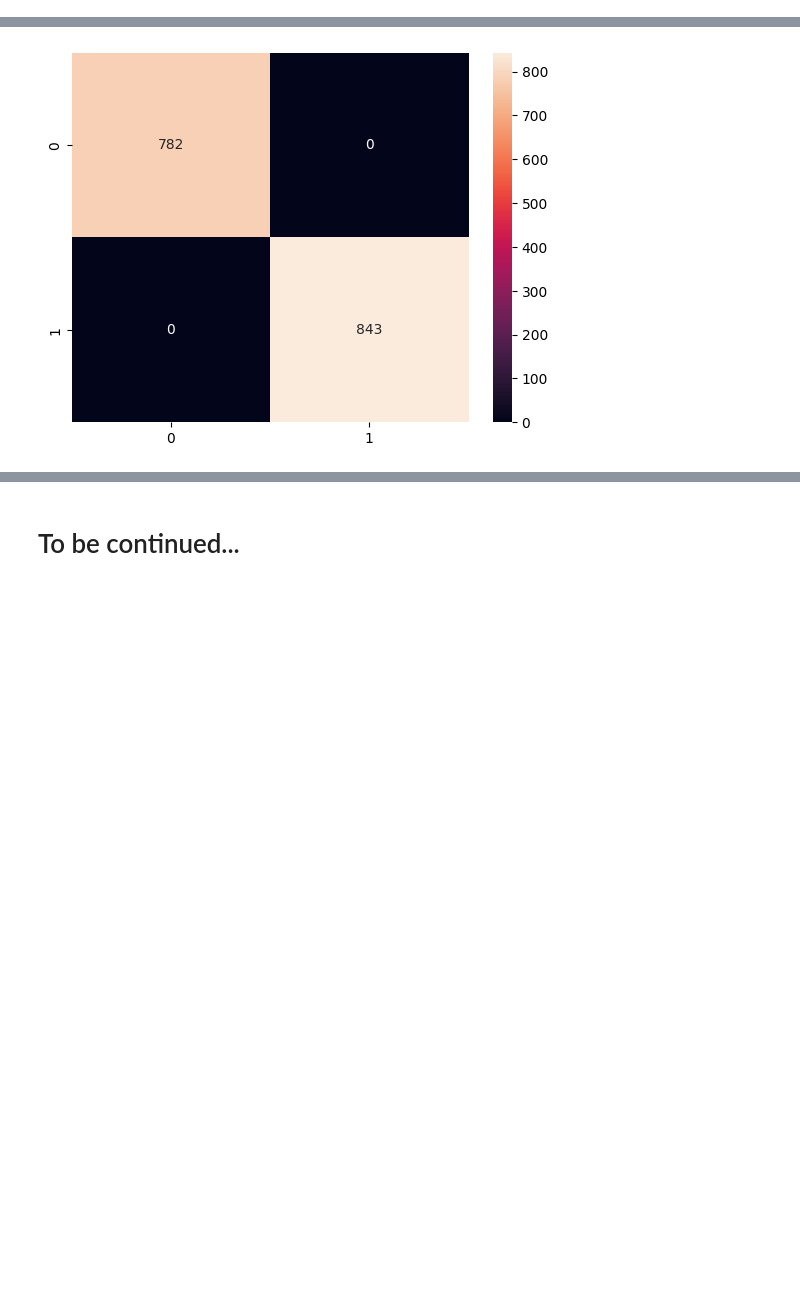
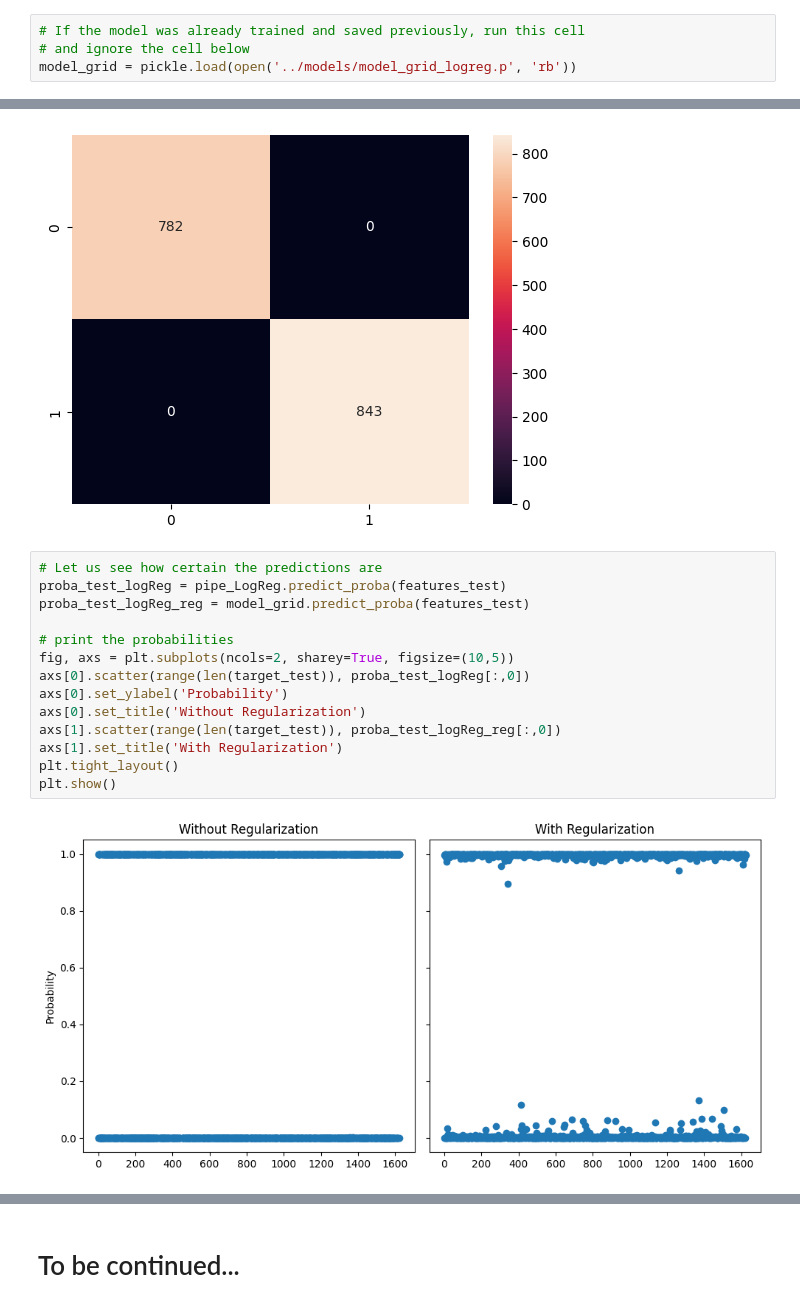
Before and after one commit to mmlau/Can-I-eat-it, a Jupyter notebook: notebooks/2_model_selection.ipynb, the cells around one changed output, grey strips where cells are left out. Saved outputs shown, nothing was run; the diff lists cells and outputs as text; blank space fills up the shorter version.

Commit message:
Add directory models for pre-trained pipelines. Add the pipeline for the trained regularized logistic regression model to models. Continued notebook 2_model_selection.

```diff
--- a/notebooks/2_model_selection.ipynb
+++ b/notebooks/2_model_selection.ipynb
@@ -154,4 +155,8 @@ Die besten Parameter sollen mit einer Grid Search gefunden werden. Daher müssen
 Das nicht-regularisierte Modell hat uns schon gezeigt, dass alle Pilzsorten perfekt erkannt werden. Aber die regularisierten Modelle
 könnten die Sicherheit mit denen die Pilze erkannt werden noch erhöhen. Daher bietet sich der ROC-AUC score als Zielgröße zur Optimierung an.
 Außerdem dient der Vergleich zwischen den beiden Modellen auch akademischen Zwecken.
+# %%
+# If the model was already trained and saved previously, run this cell
+# and ignore the cell below
+model_grid = pickle.load(open('../models/model_grid_logreg.p', 'rb'))
 # %%
@@ -192,3 +198,19 @@ sns.heatmap(conf_matrix_reg, annot=True, fmt='d')
 # %% [output]
 <Axes: >
 [figure]
+# %%
+# Let us see how certain the predictions are
+proba_test_logReg = pipe_LogReg.predict_proba(features_test)
+proba_test_logReg_reg = model_grid.predict_proba(features_test)
+
+# print the probabilities
+fig, axs = plt.subplots(ncols=2, sharey=True, figsize=(10,5))
+axs[0].scatter(range(len(target_test)), proba_test_logReg[:,0])
+axs[0].set_ylabel('Probability')
+axs[0].set_title('Without Regularization')
+axs[1].scatter(range(len(target_test)), proba_test_logReg_reg[:,0])
+axs[1].set_title('With Regularization')
+plt.tight_layout()
+plt.show()
+# %% [output]
+[figure, added]
```
Also changed, not shown: parts of 3 cells of this notebook, 1 other file.
